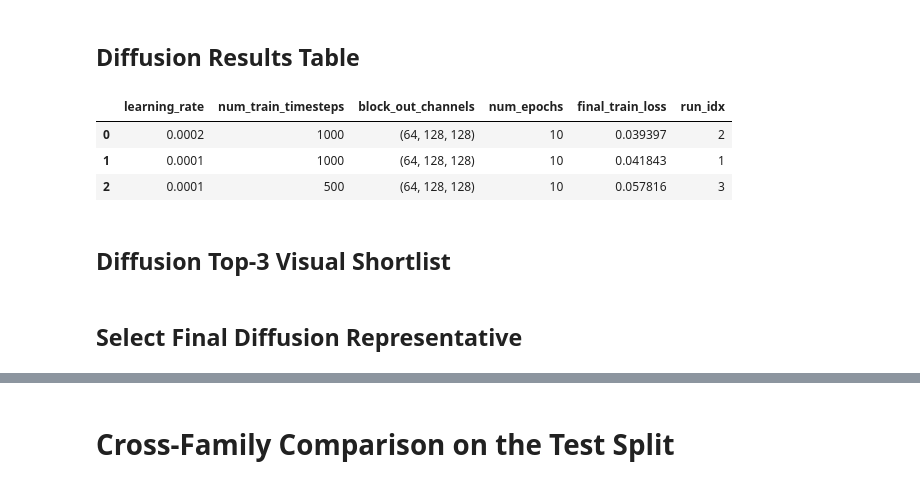
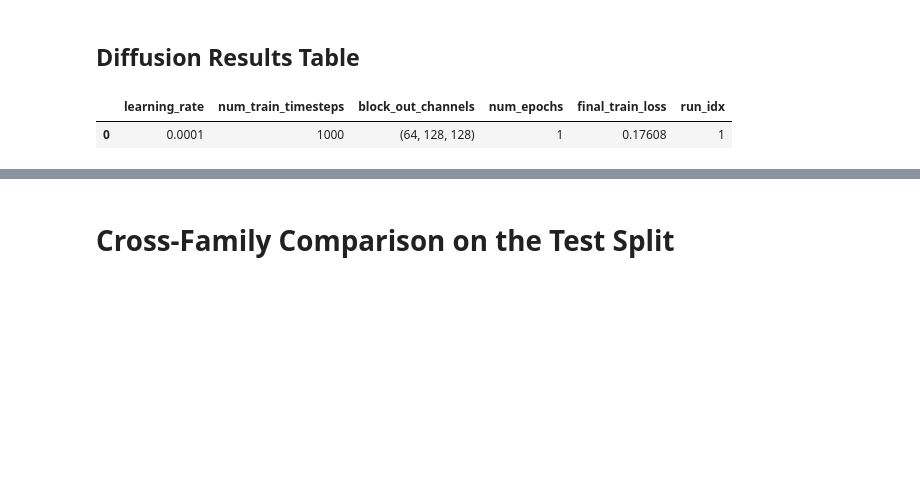
Before and after one commit to alexferreiraQuicktrend/GAI-Project1, a Jupyter notebook: ArtBench10_Student_Start_Pack.ipynb, the cells around one changed output, grey strips where cells are left out. Cells and saved outputs as stored; diff of their text form; code cells hidden in the pictures; blank space fills up the shorter version.

```diff
--- a/ArtBench10_Student_Start_Pack.ipynb
+++ b/ArtBench10_Student_Start_Pack.ipynb
@@ -1124,18 +1000,18 @@ def train_one_epoch_dcgan(
 # %%
 dcgan_configs = [
     {"latent_dim": 64,  "learning_rate": 2e-4, "beta1": 0.5, "ngf": 32, "ndf": 32},
-    {"latent_dim": 100, "learning_rate": 2e-4, "beta1": 0.5, "ngf": 32, "ndf": 32},
-    {"latent_dim": 128, "learning_rate": 2e-4, "beta1": 0.5, "ngf": 32, "ndf": 32},
+    # {"latent_dim": 100, "learning_rate": 2e-4, "beta1": 0.5, "ngf": 32, "ndf": 32},
+    # {"latent_dim": 128, "learning_rate": 2e-4, "beta1": 0.5, "ngf": 32, "ndf": 32},
 
-    {"latent_dim": 64,  "learning_rate": 2e-4, "beta1": 0.5, "ngf": 64, "ndf": 64},
-    {"latent_dim": 100, "learning_rate": 2e-4, "beta1": 0.5, "ngf": 64, "ndf": 64},
-    {"latent_dim": 128, "learning_rate": 2e-4, "beta1": 0.5, "ngf": 64, "ndf": 64},
+    # {"latent_dim": 64,  "learning_rate": 2e-4, "beta1": 0.5, "ngf": 64, "ndf": 64},
+    # {"latent_dim": 100, "learning_rate": 2e-4, "beta1": 0.5, "ngf": 64, "ndf": 64},
+    # {"latent_dim": 128, "learning_rate": 2e-4, "beta1": 0.5, "ngf": 64, "ndf": 64},
 
-    {"latent_dim": 100, "learning_rate": 1e-4, "beta1": 0.5, "ngf": 32, "ndf": 32},
-    {"latent_dim": 100, "learning_rate": 1e-4, "beta1": 0.5, "ngf": 64, "ndf": 64},
+    # {"latent_dim": 100, "learning_rate": 1e-4, "beta1": 0.5, "ngf": 32, "ndf": 32},
+    # {"latent_dim": 100, "learning_rate": 1e-4, "beta1": 0.5, "ngf": 64, "ndf": 64},
 ]
 
-dcgan_num_epochs_search = 15
+dcgan_num_epochs_search = 1
 
 print(f"Number of DCGAN configurations: {len(dcgan_configs)}")
 for i, config in enumerate(dcgan_configs, start=1):
@@ -1541,16 +1267,16 @@ def train_one_epoch_diffusion(
 # %%
 diffusion_configs = [
     {"learning_rate": 1e-4, "num_train_timesteps": 1000, "block_out_channels": (64, 128, 128)},
-    {"learning_rate": 2e-4, "num_train_timesteps": 1000, "block_out_channels": (64, 128, 128)},
-    {"learning_rate": 5e-5, "num_train_timesteps": 1000, "block_out_channels": (64, 128, 128)},
+    # {"learning_rate": 2e-4, "num_train_timesteps": 1000, "block_out_channels": (64, 128, 128)},
+    # {"learning_rate": 5e-5, "num_train_timesteps": 1000, "block_out_channels": (64, 128, 128)},
 
-    {"learning_rate": 1e-4, "num_train_timesteps": 500, "block_out_channels": (64, 128, 128)},
-    {"learning_rate": 2e-4, "num_train_timesteps": 500, "block_out_channels": (64, 128, 128)},
+    # {"learning_rate": 1e-4, "num_train_timesteps": 500, "block_out_channels": (64, 128, 128)},
+    # {"learning_rate": 2e-4, "num_train_timesteps": 500, "block_out_channels": (64, 128, 128)},
 
-    {"learning_rate": 1e-4, "num_train_timesteps": 1000, "block_out_channels": (32, 64, 128)},
+    # {"learning_rate": 1e-4, "num_train_timesteps": 1000, "block_out_channels": (32, 64, 128)},
 ]
 
-diffusion_num_epochs_search = 10
+diffusion_num_epochs_search = 1
 
 print(f"Number of diffusion configurations: {len(diffusion_configs)}")
 for i, config in enumerate(diffusion_configs, start=1):
@@ -1675,17 +1383,8 @@ Epoch [1/10] loss=0.1263
 # %% [markdown]
 ## Diffusion Results Table
 # %%
-diffusion_results_df = pd.DataFrame(diffusion_results)
-diffusion_results_df = diffusion_results_df.sort_values(
-    by="final_train_loss",
-    ascending=True,
-).reset_index(drop=True)
-
+diffusion_results_df = pd.DataFrame(diffusion_results).reset_index(drop=True)
 diffusion_results_df
 # %% [output]
 |  | learning_rate | num_train_timesteps | block_out_channels | num_epochs | final_train_loss | run_idx |
-| 0 | 0.0002 | 1000 | (64, 128, 128) | 10 | 0.039397 | 2 |
-| 1 | 0.0001 | 1000 | (64, 128, 128) | 10 | 0.041843 | 1 |
-| 2 | 0.0001 | 500 | (64, 128, 128) | 10 | 0.057816 | 3 |
+| 0 | 0.0001 | 1000 | (64, 128, 128) | 1 | 0.17608 | 1 |
-# %% [markdown]
-## Diffusion Top-3 Visual Shortlist
@@ -1720,2 +1390,0 @@ for _, row in top_diffusion_rows.iterrows():
-# %% [markdown]
-## Select Final Diffusion Representative
```
Also changed, not shown: parts of 64 cells of this notebook, 4 other files.
